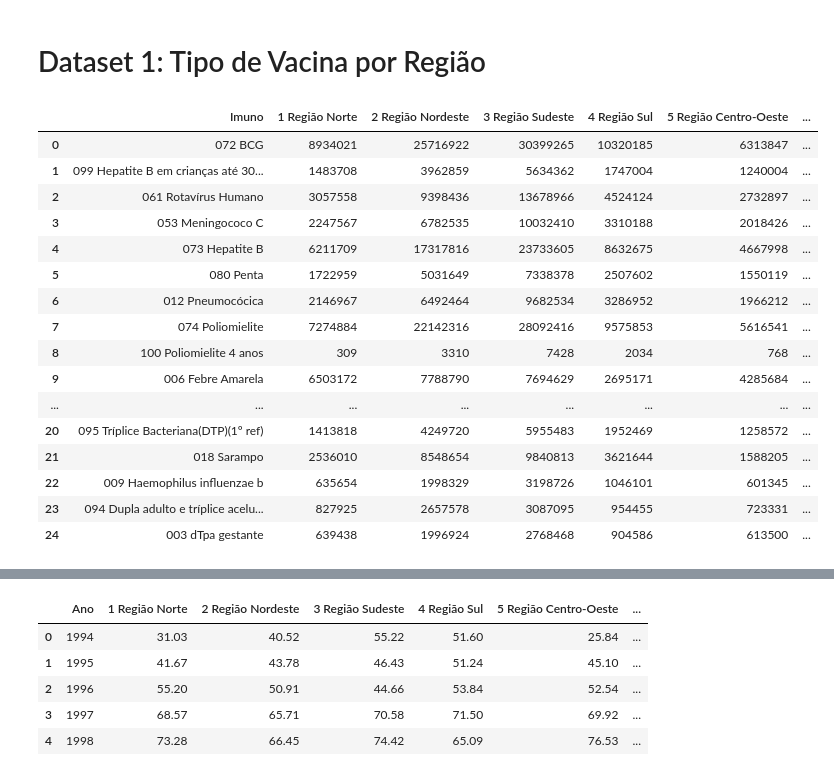
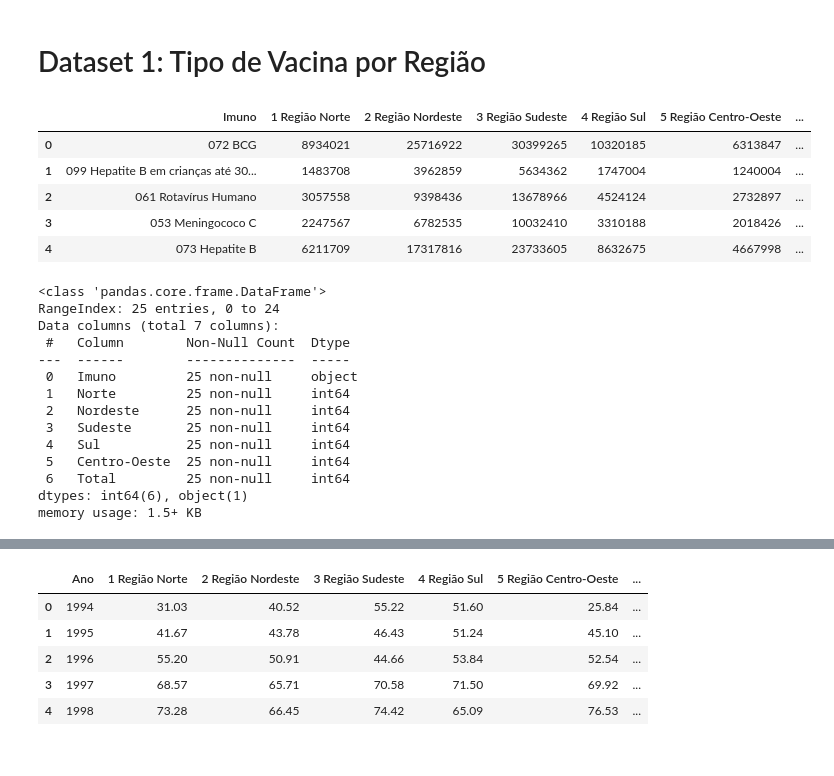
Before and after one commit to diascarolina/vacinacao-geral-no-brasil, a Jupyter notebook: notebooks/limpeza_dados.ipynb, the cells around one changed output, grey strips where cells are left out. Saved outputs shown, nothing was run; the diff lists cells and outputs as text; code cells hidden in the pictures.

```diff
--- a/notebooks/limpeza_dados.ipynb
+++ b/notebooks/limpeza_dados.ipynb
@@ -18,22 +18,11 @@ tipo_regiao_raw = pd.read_csv('../dados/raw/tipo_vacina_por_regiao_1994_2019.csv
                                 decimal = ',',
                                 engine = 'python')
 # %%
-tipo_regiao_raw
+tipo_regiao_raw.head()
 # %% [output]
 |  | Imuno | 1 Região Norte | 2 Região Nordeste | 3 Região Sudeste | 4 Região Sul | 5 Região Centro-Oeste | ... |
 | 0 | 072 BCG | 8934021 | 25716922 | 30399265 | 10320185 | 6313847 | ... |
 | 1 | 099 Hepatite B em crianças até 30... | 1483708 | 3962859 | 5634362 | 1747004 | 1240004 | ... |
 | 2 | 061 Rotavírus Humano | 3057558 | 9398436 | 13678966 | 4524124 | 2732897 | ... |
 | 3 | 053 Meningococo C | 2247567 | 6782535 | 10032410 | 3310188 | 2018426 | ... |
 | 4 | 073 Hepatite B | 6211709 | 17317816 | 23733605 | 8632675 | 4667998 | ... |
-| 5 | 080 Penta | 1722959 | 5031649 | 7338378 | 2507602 | 1550119 | ... |
-| 6 | 012 Pneumocócica | 2146967 | 6492464 | 9682534 | 3286952 | 1966212 | ... |
-| 7 | 074 Poliomielite | 7274884 | 22142316 | 28092416 | 9575853 | 5616541 | ... |
-| 8 | 100 Poliomielite 4 anos | 309 | 3310 | 7428 | 2034 | 768 | ... |
-| 9 | 006 Febre Amarela | 6503172 | 7788790 | 7694629 | 2695171 | 4285684 | ... |
-| ... | ... | ... | ... | ... | ... | ... | ... |
-| 20 | 095 Tríplice Bacteriana(DTP)(1º ref) | 1413818 | 4249720 | 5955483 | 1952469 | 1258572 | ... |
-| 21 | 018 Sarampo | 2536010 | 8548654 | 9840813 | 3621644 | 1588205 | ... |
-| 22 | 009 Haemophilus influenzae b | 635654 | 1998329 | 3198726 | 1046101 | 601345 | ... |
-| 23 | 094 Dupla adulto e tríplice acelu... | 827925 | 2657578 | 3087095 | 954455 | 723331 | ... |
-| 24 | 003 dTpa gestante | 639438 | 1996924 | 2768468 | 904586 | 613500 | ... |
@@ -42,3 +29,24 @@ tipo_regiao = tipo_regiao_raw.copy()
 # %%
+tipo_regiao = tipo_regiao_raw.copy()
+
 # remove os 3 números do nome do imunizante
 tipo_regiao['Imuno'] = tipo_regiao['Imuno'].str[4:]
+
+tipo_regiao.columns = ['Imuno', 'Norte', 'Nordeste', 'Sudeste', 'Sul', 'Centro-Oeste', 'Total']
+
+tipo_regiao.info()
+# %% [output]
+<class 'pandas.core.frame.DataFrame'>
+RangeIndex: 25 entries, 0 to 24
+Data columns (total 7 columns):
+ #   Column        Non-Null Count  Dtype
+---  ------        --------------  -----
+ 0   Imuno         25 non-null     object
+ 1   Norte         25 non-null     int64
+ 2   Nordeste      25 non-null     int64
+ 3   Sudeste       25 non-null     int64
+ 4   Sul           25 non-null     int64
+ 5   Centro-Oeste  25 non-null     int64
+ 6   Total         25 non-null     int64
+dtypes: int64(6), object(1)
+memory usage: 1.5+ KB
```
Also changed, not shown: parts of 52 cells of this notebook, 13 other files.
